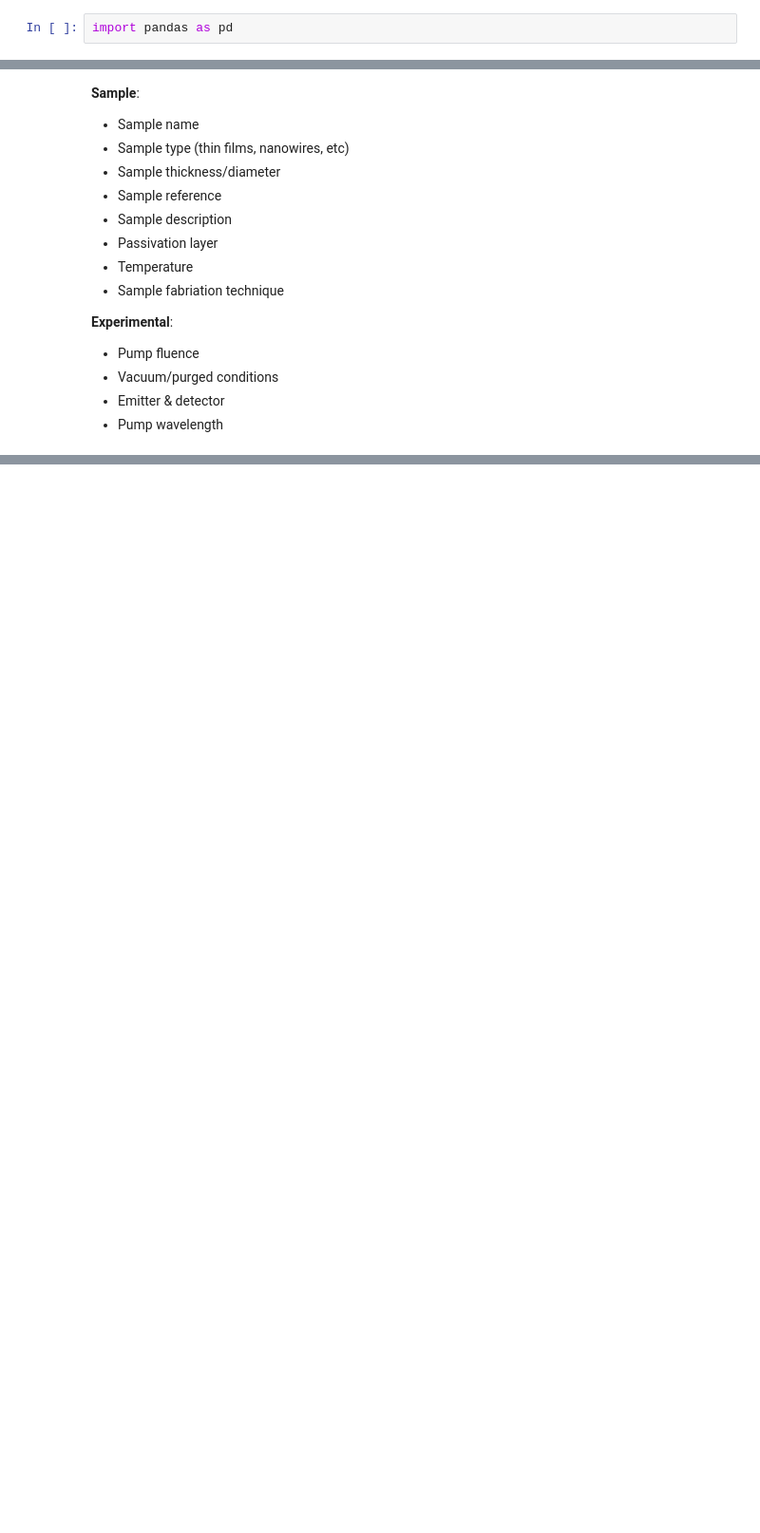
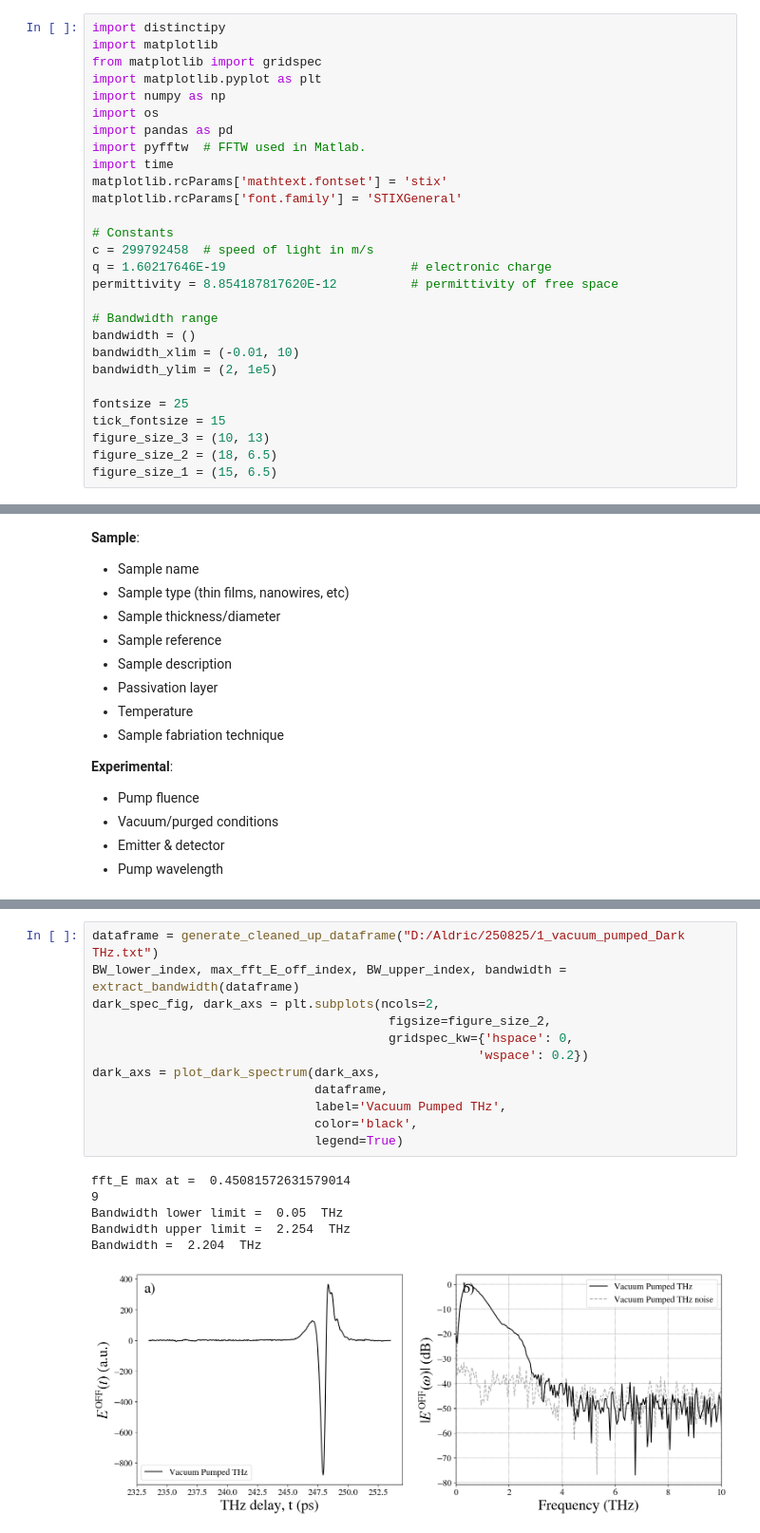
Before and after one commit to AldricGoh/Joyce-THz-Lab, a Jupyter notebook: data analysis/analysis_basic.ipynb, the cells around one changed output, grey strips where cells are left out. Shown at 95% size. Drawn from its saved outputs; the diff is of its cells as text; blank space fills up the shorter version.

```diff
--- a/data analysis/analysis_basic.ipynb
+++ b/data analysis/analysis_basic.ipynb
@@ -1,7 +1,33 @@
 # %% [markdown]
 ### Import all required modules
 # %%
+import distinctipy
+import matplotlib
+from matplotlib import gridspec
+import matplotlib.pyplot as plt
+import numpy as np
+import os
 import pandas as pd
+import pyfftw  # FFTW used in Matlab.
+import time
+matplotlib.rcParams['mathtext.fontset'] = 'stix'
+matplotlib.rcParams['font.family'] = 'STIXGeneral'
+
+# Constants
+c = 299792458  # speed of light in m/s
+q = 1.60217646E-19                         # electronic charge
+permittivity = 8.854187817620E-12          # permittivity of free space
+
+# Bandwidth range
+bandwidth = ()
+bandwidth_xlim = (-0.01, 10)
+bandwidth_ylim = (2, 1e5)
+
+fontsize = 25
+tick_fontsize = 15
+figure_size_3 = (10, 13)
+figure_size_2 = (18, 6.5)
+figure_size_1 = (15, 6.5)
 # %% [markdown]
 ### Sample attributes
 When the file type is json or hfd5, sample and experimental attributes may be saved within the file for convenience. This function helps to extract those attributes. Typically, attributes will be saved as strings.
@@ -43,0 +331,19 @@ Therefore, to get the relevant information: <br>
+# %%
+dataframe = generate_cleaned_up_dataframe("D:/Aldric/250825/1_vacuum_pumped_Dark THz.txt")
+BW_lower_index, max_fft_E_off_index, BW_upper_index, bandwidth = extract_bandwidth(dataframe)
+dark_spec_fig, dark_axs = plt.subplots(ncols=2,
+                                        figsize=figure_size_2,
+                                        gridspec_kw={'hspace': 0,
+                                                    'wspace': 0.2})
+dark_axs = plot_dark_spectrum(dark_axs,
+                              dataframe,
+                              label='Vacuum Pumped THz',
+                              color='black',
+                              legend=True)
+# %% [output]
+fft_E max at =  0.45081572631579014
+9
+Bandwidth lower limit =  0.05  THz
+Bandwidth upper limit =  2.254  THz
+Bandwidth =  2.204  THz
+[figure, added]
```
Also changed, not shown: parts of 20 cells of this notebook, 22 other files.
